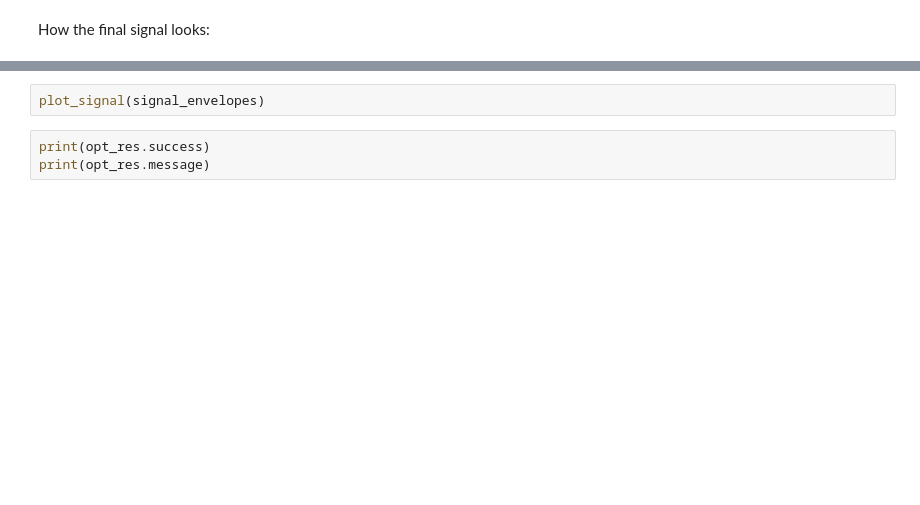
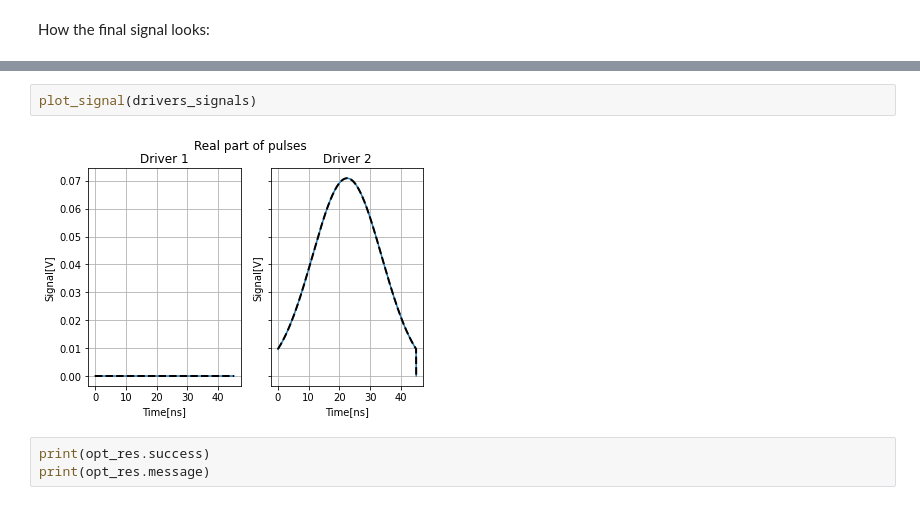
Before and after one commit to YonatanGideoni/c3, a Jupyter notebook: playground/Two_qubits_mixed_signals.ipynb, the cells around one changed output, grey strips where cells are left out. Cells and saved outputs as stored; diff of their text form; blank space fills up the shorter version.

Commit message:
Got plotting for multiple drivers working

```diff
--- a/playground/Two_qubits_mixed_signals.ipynb
+++ b/playground/Two_qubits_mixed_signals.ipynb
@@ -749,5 +814,7 @@ def plot_signal(signal_envelopes: list, n_points: int= 1000):
 # %%
-plot_signal(signal_envelopes)
+plot_signal(drivers_signals)
+# %% [output]
+[figure, added]
 # %%
 print(opt_res.success)
 print(opt_res.message)
```
Also changed, not shown: parts of 17 cells of this notebook.
